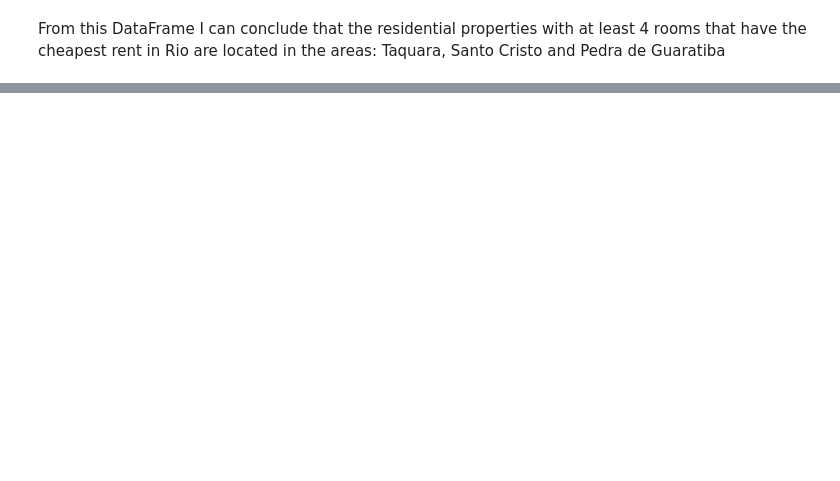
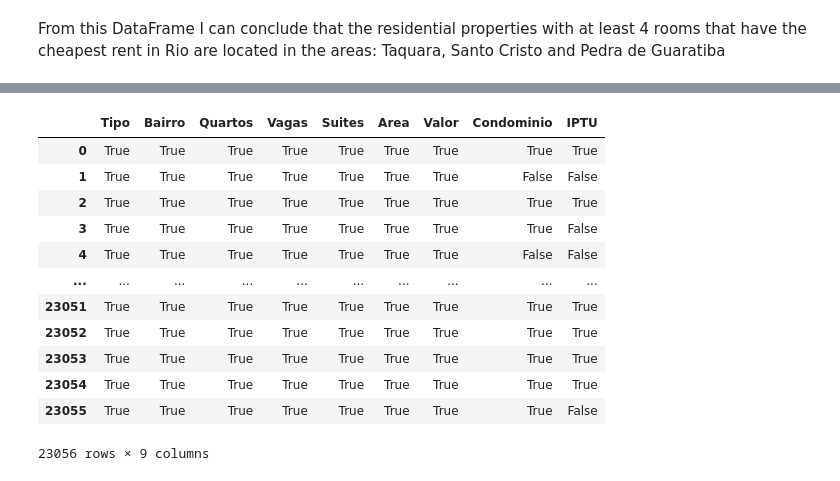
Before and after one commit to nathanqueija/myjourneytodatascience, a Jupyter notebook: 02_pandas_treating_and_analyzing_data/pandas.ipynb, the cells around one changed output, grey strips where cells are left out. Cells and saved outputs as stored; diff of their text form; code cells hidden in the pictures; blank space fills up the shorter version.

```diff
--- a/02_pandas_treating_and_analyzing_data/pandas.ipynb
+++ b/02_pandas_treating_and_analyzing_data/pandas.ipynb
@@ -570,0 +606,16 @@ From this DataFrame I can conclude that the residential properties with at least
+# %%
+df.notnull()
+# %% [output]
+|  | Tipo | Bairro | Quartos | Vagas | Suites | Area | Valor | Condominio | IPTU |
+| 0 | True | True | True | True | True | True | True | True | True |
+| 1 | True | True | True | True | True | True | True | False | False |
+| 2 | True | True | True | True | True | True | True | True | True |
+| 3 | True | True | True | True | True | True | True | True | False |
+| 4 | True | True | True | True | True | True | True | False | False |
+| ... | ... | ... | ... | ... | ... | ... | ... | ... | ... |
+| 23051 | True | True | True | True | True | True | True | True | True |
+| 23052 | True | True | True | True | True | True | True | True | True |
+| 23053 | True | True | True | True | True | True | True | True | True |
+| 23054 | True | True | True | True | True | True | True | True | True |
+| 23055 | True | True | True | True | True | True | True | True | False |
+23056 rows × 9 columns
```
Also changed, not shown: parts of 28 cells of this notebook, 2 other files.
